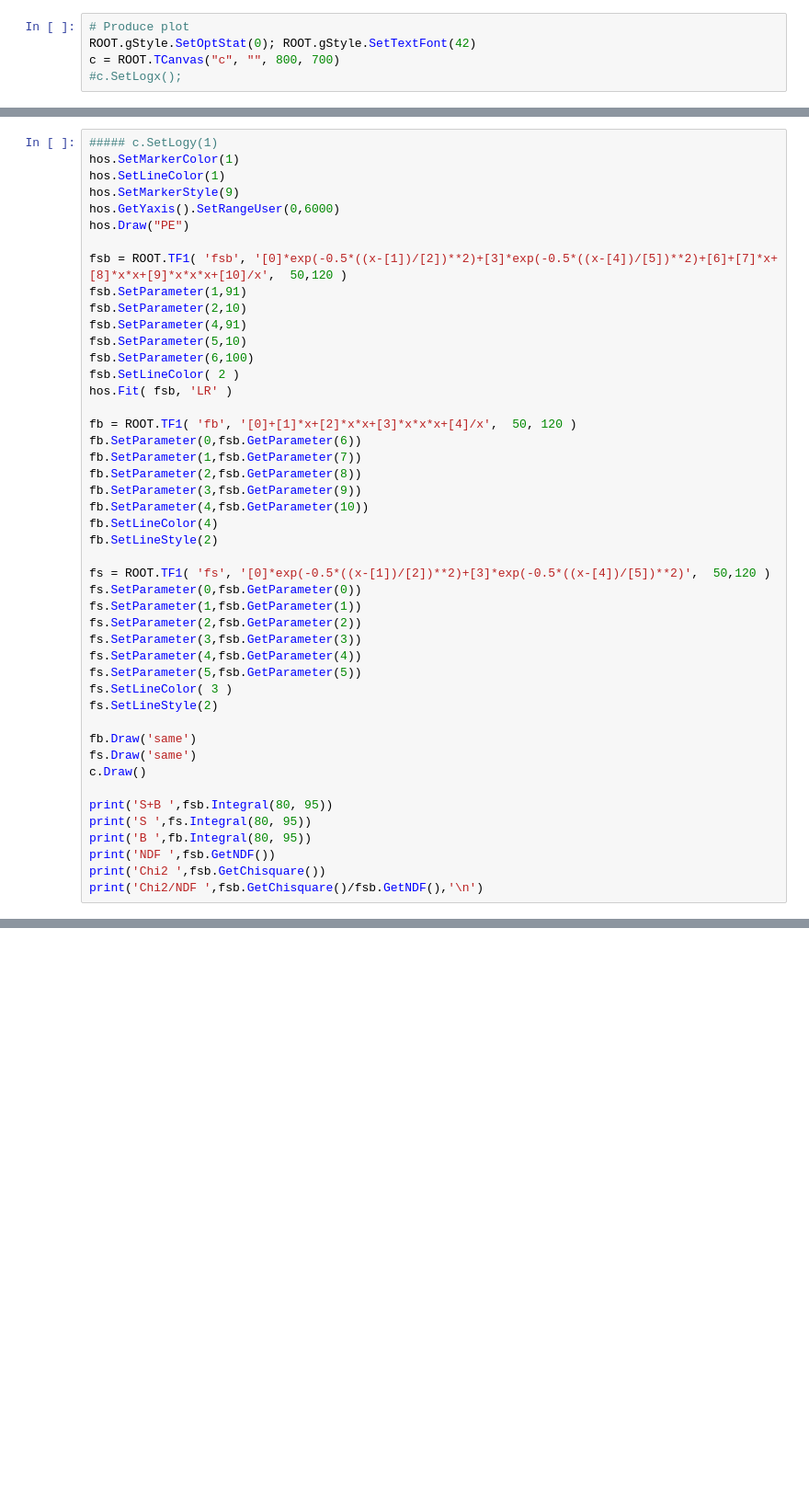
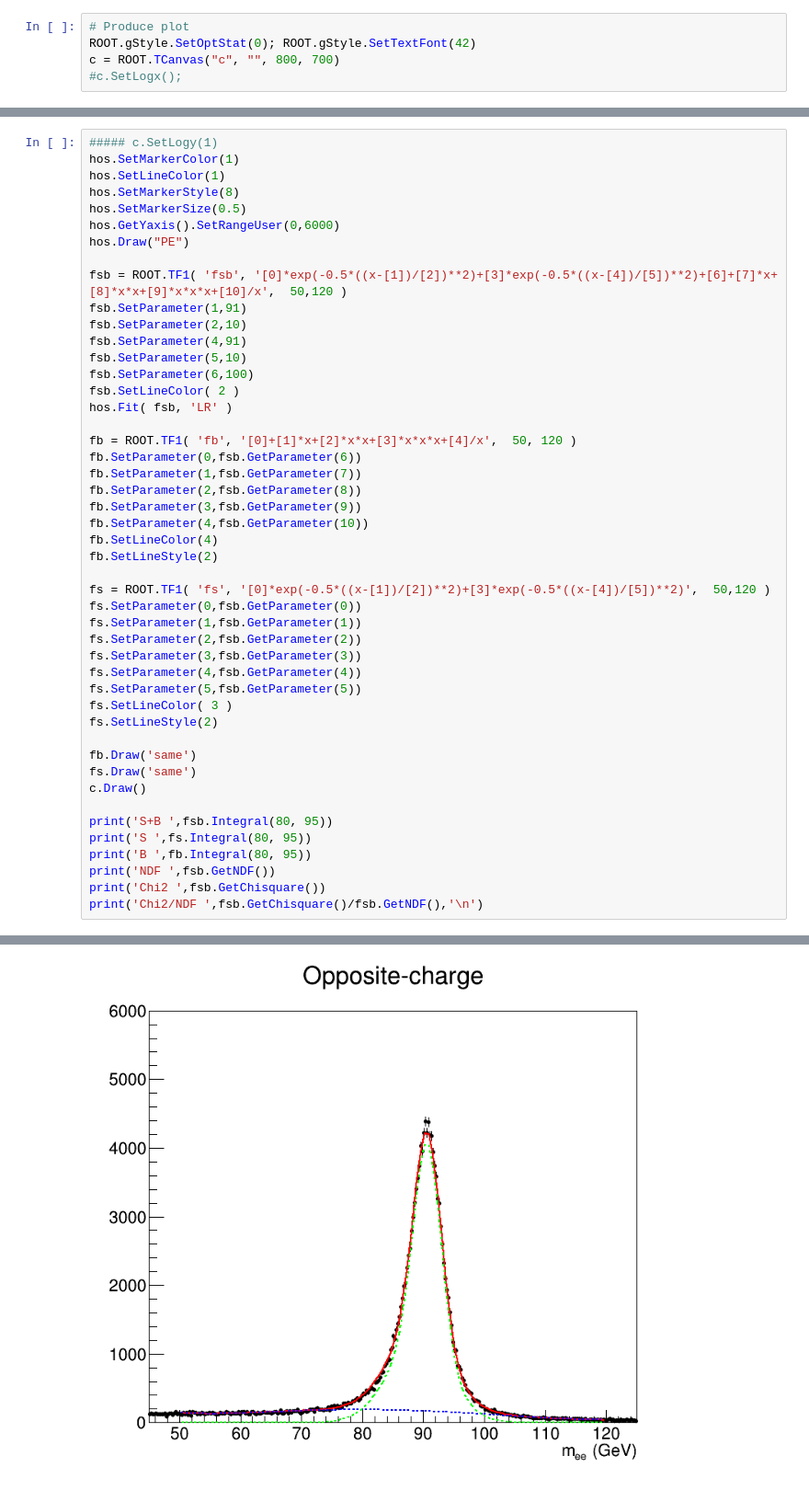
Before and after one commit to dertexaner/pyworkshop, a Jupyter notebook: particlephysics.ipynb, the cells around one changed output, grey strips where cells are left out. Shown at 92% size. Drawn from its saved outputs; the diff is of its cells as text; blank space fills up the shorter version.

```diff
--- a/particlephysics.ipynb
+++ b/particlephysics.ipynb
@@ -197,7 +199,8 @@ Chi2/NDF  0.8598276584778899
 ##### c.SetLogy(1)
 hos.SetMarkerColor(1)
 hos.SetLineColor(1)
-hos.SetMarkerStyle(9)
+hos.SetMarkerStyle(8)
+hos.SetMarkerSize(0.5)
 hos.GetYaxis().SetRangeUser(0,6000)
 hos.Draw("PE")
 
@@ -261,3 +263,4 @@ Chi2/NDF  1.5175094867164665
+[figure, added]
 # %%
 hos.GetYaxis().SetRangeUser(0.1,10000)
 hos.Draw("PE")
```
Also changed, not shown: parts of 5 cells of this notebook.
